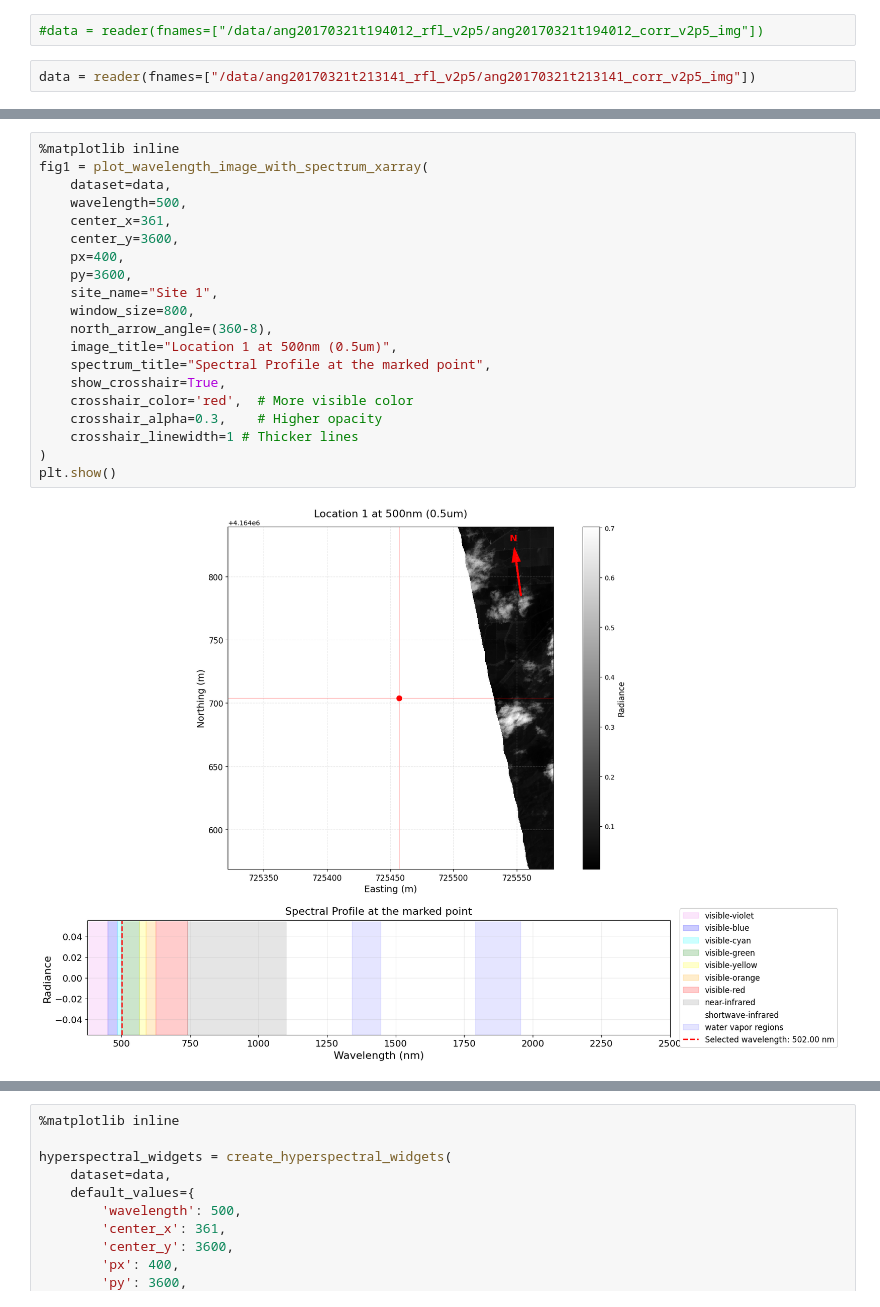
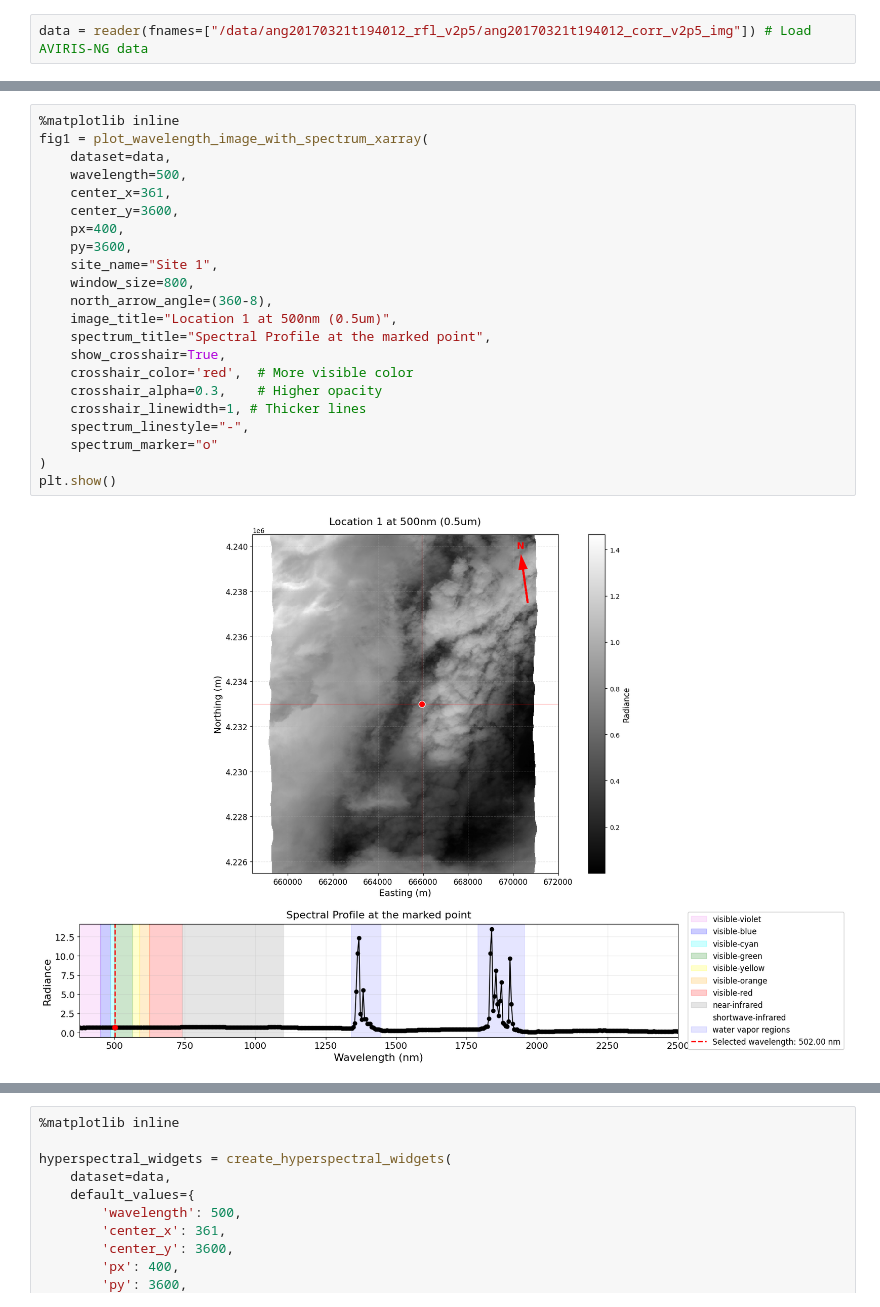
Before and after one commit to biosafetylvl5/geoips-aviris-ng, a Jupyter notebook: viz/AVIRIS-Plots.ipynb, the cells around one changed output, grey strips where cells are left out. Drawn from its saved outputs; the diff is of its cells as text.

```diff
--- a/viz/AVIRIS-Plots.ipynb
+++ b/viz/AVIRIS-Plots.ipynb
@@ -30,4 +49,2 @@ reader = geoips_readers.get_plugin("geoips_aviris_ng")
 # %%
-#data = reader(fnames=["/data/ang20170321t194012_rfl_v2p5/ang20170321t194012_corr_v2p5_img"])
+data = reader(fnames=["/data/ang20170321t194012_rfl_v2p5/ang20170321t194012_corr_v2p5_img"]) # Load AVIRIS-NG data
-# %%
-data = reader(fnames=["/data/ang20170321t213141_rfl_v2p5/ang20170321t213141_corr_v2p5_img"])
@@ -692,22 +66,24 @@ wavelengths = [y["wavelength"] for y in [data["AVIRIS-NG-L1-RADIANCE"][x].attrs
 # %%
 %matplotlib inline
 fig1 = plot_wavelength_image_with_spectrum_xarray(
     dataset=data,
     wavelength=500,
     center_x=361,
     center_y=3600,
     px=400,
     py=3600,
     site_name="Site 1",
     window_size=800,
     north_arrow_angle=(360-8),
     image_title="Location 1 at 500nm (0.5um)",
     spectrum_title="Spectral Profile at the marked point",
     show_crosshair=True,
     crosshair_color='red',  # More visible color
     crosshair_alpha=0.3,    # Higher opacity
-    crosshair_linewidth=1 # Thicker lines
+    crosshair_linewidth=1, # Thicker lines
+    spectrum_linestyle="-",
+    spectrum_marker="o"
 )
 plt.show()
 # %% [output]
-[figure, old version]
+[figure, new version]
```
Also changed, not shown: parts of 13 cells of this notebook, 10 other files.
